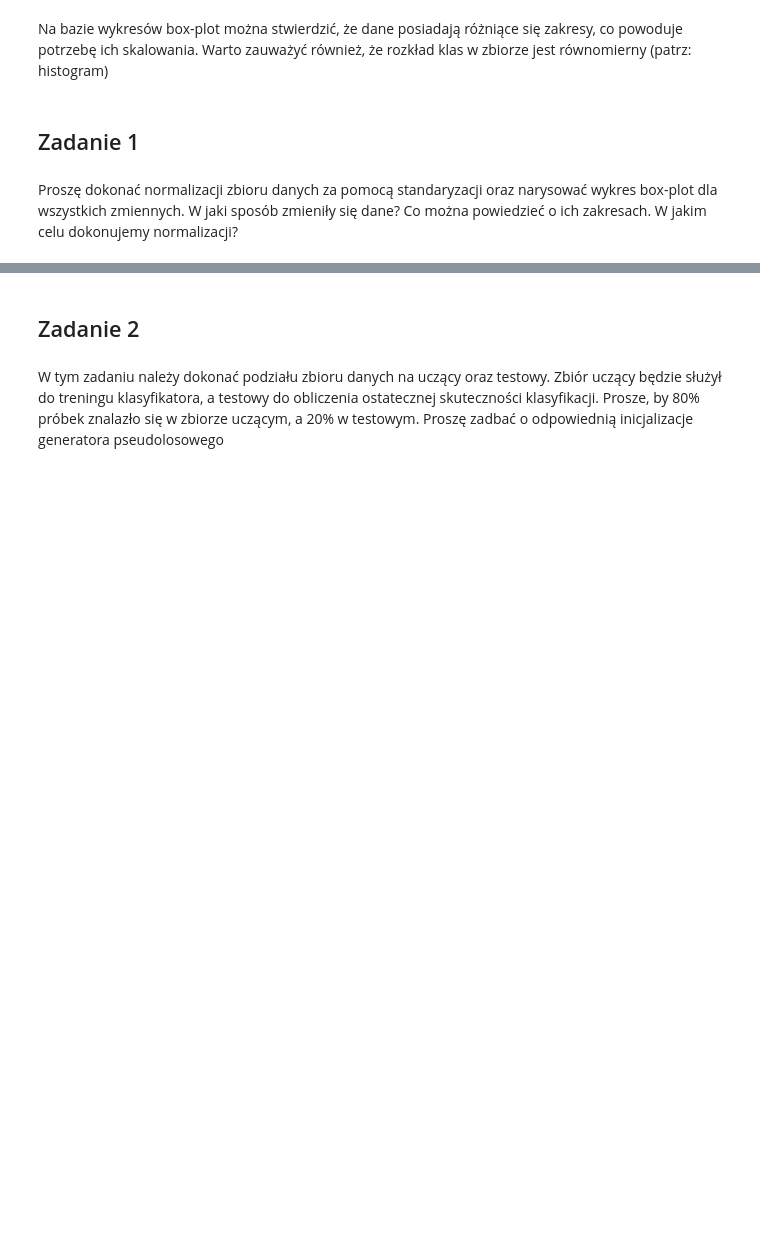
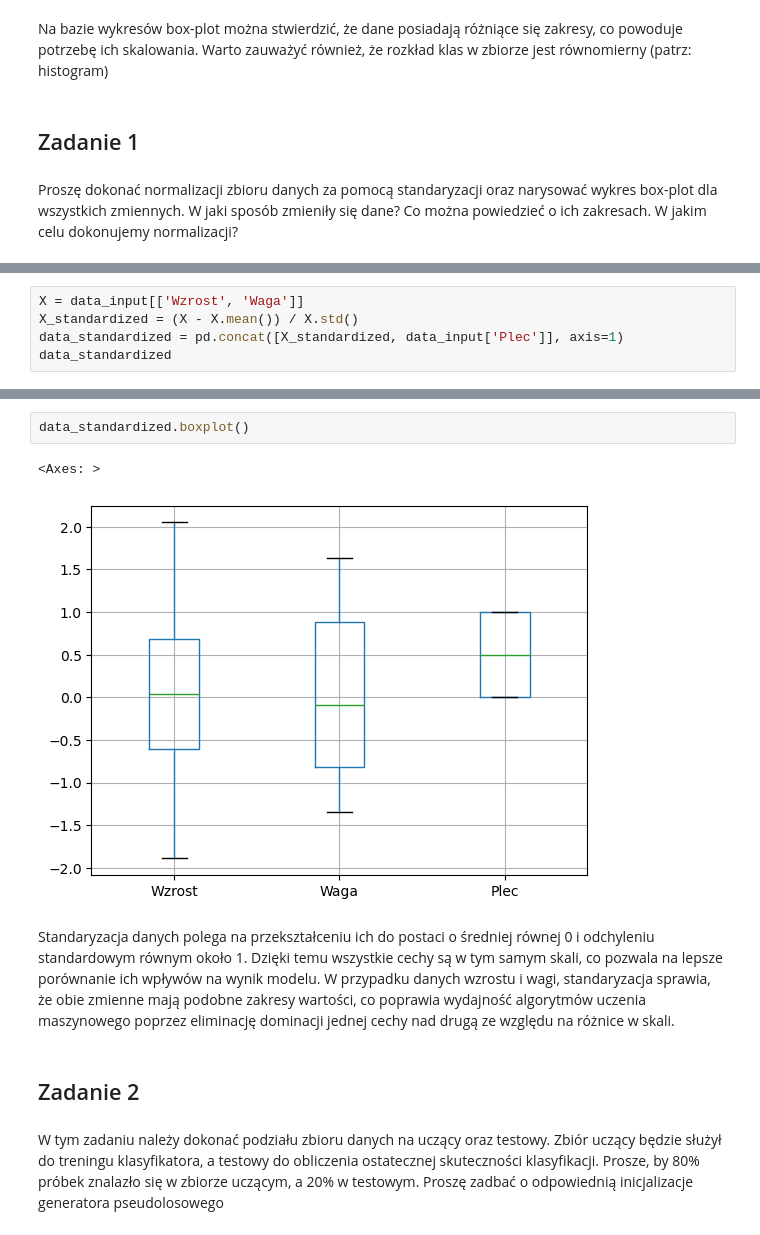
Before and after one commit to kamazur2002/pk_machine_learning, a Jupyter notebook: SVC/160803_Kamila_Zur_SVC.ipynb, the cells around one changed output, grey strips where cells are left out. Saved outputs shown, nothing was run; the diff lists cells and outputs as text; blank space fills up the shorter version.

```diff
--- a/SVC/160803_Kamila_Zur_SVC.ipynb
+++ b/SVC/160803_Kamila_Zur_SVC.ipynb
@@ -98,0 +96,5 @@ Proszę dokonać normalizacji zbioru danych za pomocą standaryzacji oraz naryso
+# %%
+X = data_input[['Wzrost', 'Waga']]
+X_standardized = (X - X.mean()) / X.std()
+data_standardized = pd.concat([X_standardized, data_input['Plec']], axis=1)
+data_standardized
@@ -99,3 +119,10 @@ Proszę dokonać normalizacji zbioru danych za pomocą standaryzacji oraz naryso
+# %%
+data_standardized.boxplot()
+# %% [output]
+<Axes: >
+[figure, added]
+# %% [markdown]
+Standaryzacja danych polega na przekształceniu ich do postaci o średniej równej 0 i odchyleniu standardowym równym około 1. Dzięki temu wszystkie cechy są w tym samym skali, co pozwala na lepsze porównanie ich wpływów na wynik modelu. W przypadku danych wzrostu i wagi, standaryzacja sprawia, że obie zmienne mają podobne zakresy wartości, co poprawia wydajność algorytmów uczenia maszynowego poprzez eliminację dominacji jednej cechy nad drugą ze względu na różnice w skali.
 # %% [markdown]
 ## Zadanie 2
 # %% [markdown]
```
Also changed, not shown: parts of 43 cells of this notebook, 2 other files.
